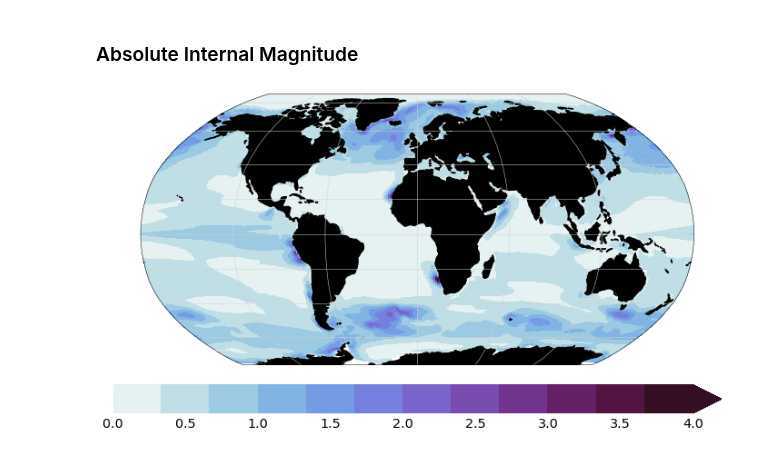
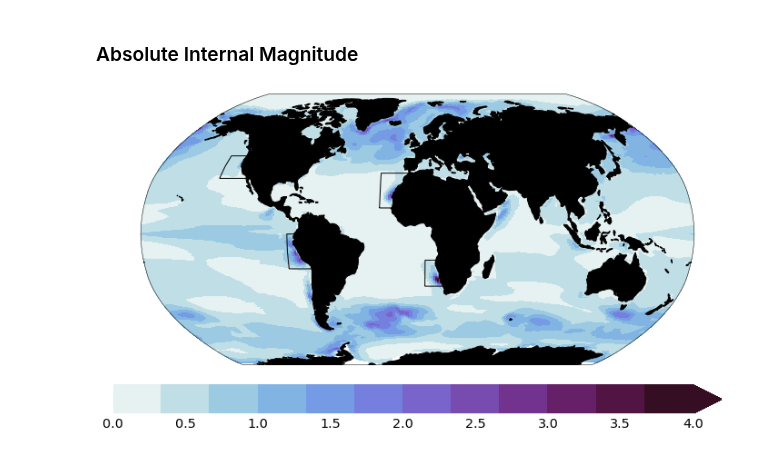
Before and after one commit to bradyrx/EBUS_BGC_Variability, a Jupyter notebook: notebooks/Historical_Characterization/proportional-historical-variance.ipynb, the cells around one changed output. Drawn from its saved outputs; the diff is of its cells as text; code cells hidden in the pictures.

```diff
--- a/notebooks/Historical_Characterization/proportional-historical-variance.ipynb
+++ b/notebooks/Historical_Characterization/proportional-historical-variance.ipynb
@@ -360,10 +369,18 @@ cb = plt.colorbar(m, ax=ax, orientation='horizontal', pad=0.05,
 # %%
 lon, lat, data = et.vis.deseam(ds['TLONG'], ds['TLAT'], ds['r_magnitude'])
 # %%
-f, ax = et.vis.make_cartopy()
+f, ax = et.vis.make_cartopy(grid_lines=False)
 m = ax.pcolormesh(lon, lat, data, transform=ccrs.PlateCarree(),
                   vmin=0, vmax=4, cmap=et.vis.discrete_cmap(12, cm.dense))
 cb = plt.colorbar(m, ax=ax, orientation='horizontal', pad=0.05,
                   extend='max')
+
+# Add boxes over EBUs.
+systems = ['CalCS', 'HumCS', 'CanCS', 'BenCS']
+for ebu in systems:
+    x0,x1,y0,y1 = et.ebus.visual_bounds(ebu, std_lon=True)
+    et.vis.add_box(ax, x0,x1,y0,y1, edgecolor='k', facecolor='none', linewidth=2, alpha=1)
+
+et.vis.savefig('absolute_internal_magnitude', dpi=600)
 # %% [output]
-[figure, old version]
+[figure, new version]
```
Also changed, not shown: parts of 9 cells of this notebook, 22 other files.
